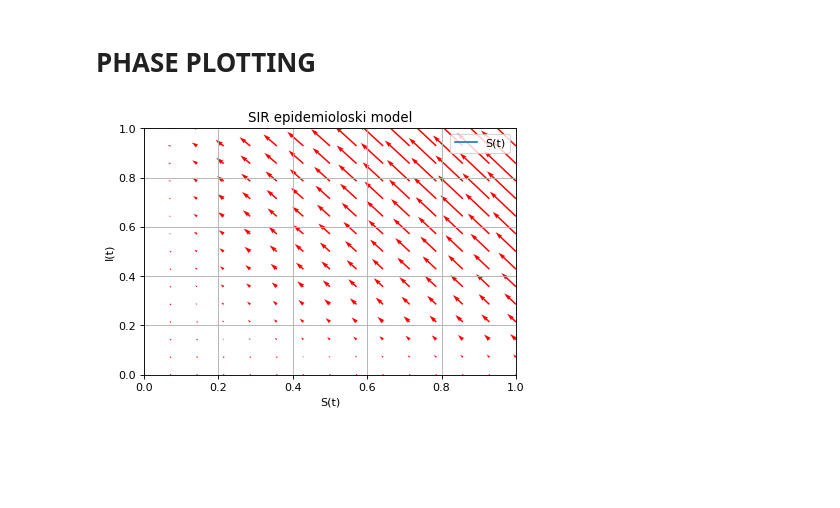
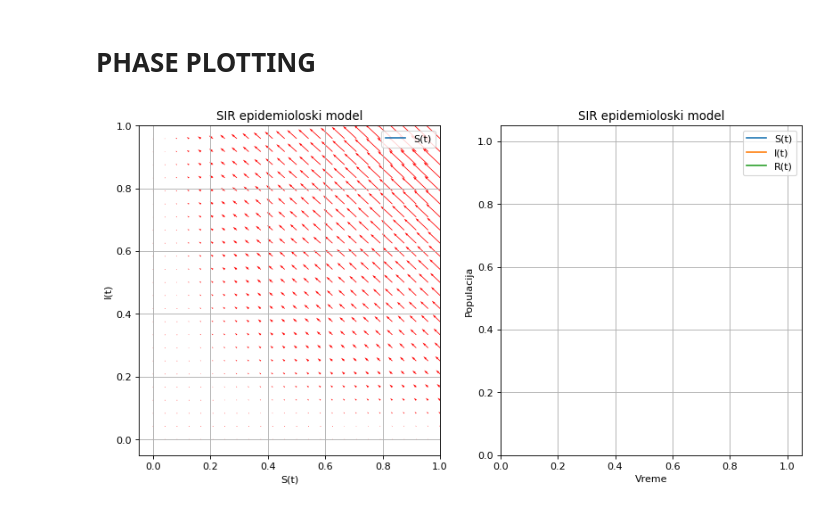
Before and after one commit to ZmijaZ/SIR-model, a Jupyter notebook: Numerical.ipynb, the cells around one changed output. Saved outputs shown, nothing was run; the diff lists cells and outputs as text; code cells hidden in the pictures; blank space fills up the shorter version.

Commit message:
Both plots on the same animation

```diff
--- a/Numerical.ipynb
+++ b/Numerical.ipynb
@@ -105,8 +105,8 @@ fig, ax = plt.subplots(figsize=(6, 4), dpi=80)
 def update(frame):
     ax.clear()
 
-    ax.set_xlim([0, 4])
-    ax.set_ylim([0, 1000])
+    ax.set_xlim([0, 1])
+    ax.set_ylim([0, 1])
 
     if frame < len(Ss):
         ax.plot(ts[:frame], Ss[:frame], label = "S(t)")
@@ -147,44 +147,71 @@ def f(t, y):
     mu=5e-4;
     return [mu-beta*y[0]*y[1]-mu*y[0], beta*y[0]*y[1]-gamma*y[1]-mu*y[1]]
 # %%
-fig, ax = plt.subplots(figsize=(6, 4), dpi=80)
+fig, ax = plt.subplots(1, 2, figsize=(12, 6), dpi=80)
 
 def update(frame):
-    ax.clear()
+    ax[0].clear()
 
-    ax.set_xlim([0, 1])
-    ax.set_ylim([0, 1])
+    ax[0].set_xlim([-0.05, 1])
+    ax[0].set_ylim([-0.05, 1])
     ##
-    y1 = np.linspace(0, 1, 15)
-    y2 = np.linspace(0, 1, 15)
+    y1 = np.linspace(0, 1, 25)
+    y2 = np.linspace(0, 1, 25)
 
     [x, y] = np.meshgrid(y1, y2)
 
     u = np.zeros(x.shape)
     v = np.zeros(y.shape)
 
     shape1,shape2=y.shape
 
     for i in range(shape1):
         res = f(ts[i], [x[i], y[i]])
         u[i] = res[0]
         v[i] = res[1]
-    plt.quiver(x, y, u, v, color="r")
+    ax[0].quiver(x, y, u, v, color="r")
     ##
     if frame < len(Ss):
-        ax.plot(Ss[:frame], Is[:frame], label = "S(t)")
+        ax[0].plot(Ss[:frame], Is[:frame], label = "S(t)")
     else:
-        ax.plot(Ss, Is, label = "S(t)")
+        ax[0].plot(Ss, Is, label = "S(t)")
 
-    ax.set_title('SIR epidemioloski model')
-    ax.set_xlabel('S(t)')
-    ax.set_ylabel('I(t)')
-    ax.legend()
-    ax.grid(True)
+    ax[0].set_title('SIR epidemioloski model')
+    ax[0].set_xlabel('S(t)')
+    ax[0].set_ylabel('I(t)')
+    ax[0].legend()
+    ax[0].grid(True)
+
+    ####################################33
+    ax[1].clear()
+
+    ax[1].set_xlim([0, 1.05])
+    ax[1].set_ylim([0, 1.05])
+
+    if frame < len(Ss):
+        ax[1].plot(ts[:frame], Ss[:frame], label = "S(t)")
+    else:
+        ax[1].plot(ts, Ss, label = "S(t)")
+
+    if frame < len(Is):
+        ax[1].plot(ts[:frame], Is[:frame], label = "I(t)")
+    else:
+        ax[1].plot(ts, Is, label = "S(t)")
+
+    if frame < len(Rs):
+        ax[1].plot(ts[:frame], Rs[:frame], label = "R(t)")
+    else:
+        ax[1].plot(ts, Rs, label = "S(t)")
+
+    ax[1].set_title('SIR epidemioloski model')
+    ax[1].set_xlabel('Vreme')
+    ax[1].set_ylabel('Populacija')
+    ax[1].legend()
+    ax[1].grid(True)
 
 
 ani1 = animation.FuncAnimation(fig, update, frames=max(len(Ss), len(Is)) + 60, repeat=False, interval=h * 10)
 ani1.save('animation1.gif', fps=30, writer='pillow')
 # plt.plot(Ss, Is)
 # %% [output]
-[figure, old version]
+[figure, new version]
```
Also changed, not shown: parts of 1 cell of this notebook, 2 other files.
